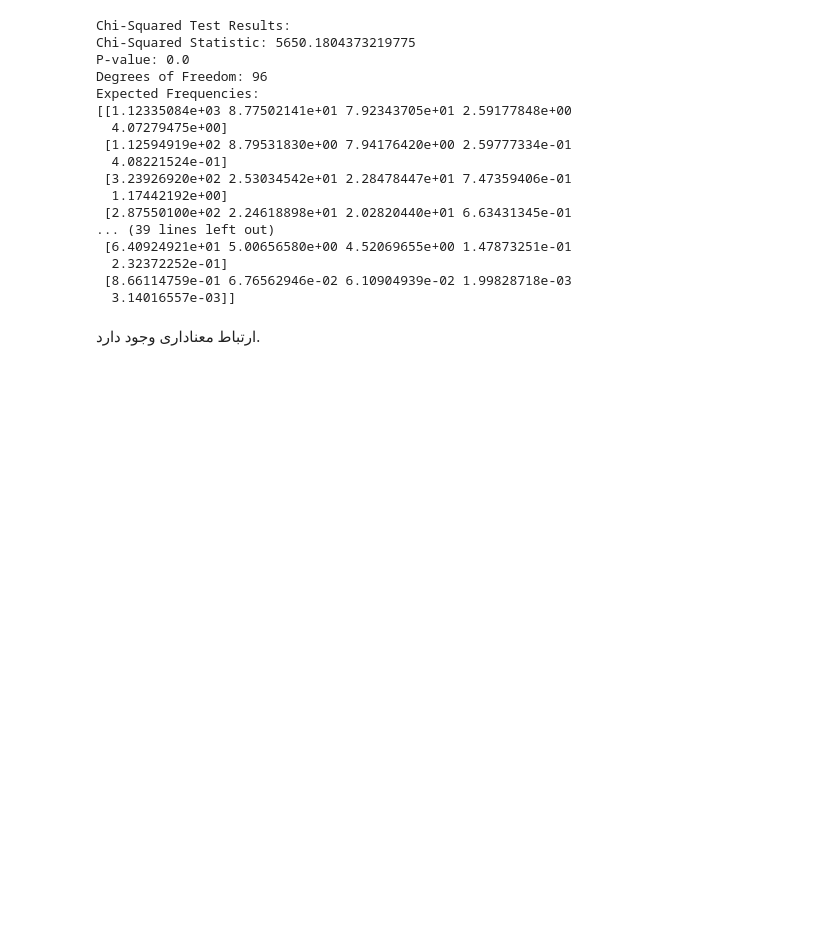
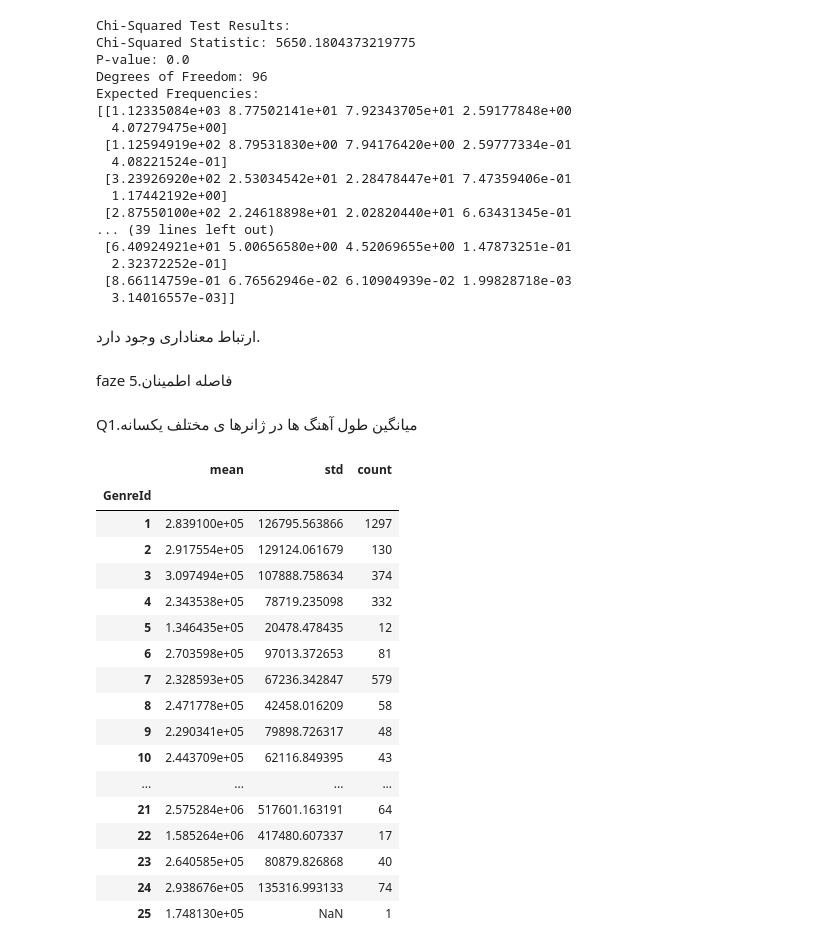
Before and after one commit to Mostafa2rz1/Chinook, a Jupyter notebook: 2.EDA/EDA.ipynb, the cells around one changed output. Drawn from its saved outputs; the diff is of its cells as text; code cells hidden in the pictures; blank space fills up the shorter version.

Commit message:
faze 2 : faze 5 : Q1

```diff
--- a/2.EDA/EDA.ipynb
+++ b/2.EDA/EDA.ipynb
@@ -739,3 +739,29 @@ Expected Frequencies:
   3.14016557e-03]]
 # %% [markdown]
 ارتباط معناداری وجود دارد.
+# %% [markdown]
+faze 5.فاصله اطمینان
+# %% [markdown]
+Q1.میانگین طول آهنگ ها در ژانرها ی مختلف یکسانه
+# %%
+genre_stats = df_tarck_with_sale.groupby('GenreId')['Milliseconds'].agg(['mean', 'std', 'count'])
+genre_stats
+# %% [output]
+|  | mean | std | count |
+| GenreId |  |  |  |
+| 1 | 2.839100e+05 | 126795.563866 | 1297 |
+| 2 | 2.917554e+05 | 129124.061679 | 130 |
+| 3 | 3.097494e+05 | 107888.758634 | 374 |
+| 4 | 2.343538e+05 | 78719.235098 | 332 |
+| 5 | 1.346435e+05 | 20478.478435 | 12 |
+| 6 | 2.703598e+05 | 97013.372653 | 81 |
+| 7 | 2.328593e+05 | 67236.342847 | 579 |
+| 8 | 2.471778e+05 | 42458.016209 | 58 |
+| 9 | 2.290341e+05 | 79898.726317 | 48 |
+| 10 | 2.443709e+05 | 62116.849395 | 43 |
+| ... | ... | ... | ... |
+| 21 | 2.575284e+06 | 517601.163191 | 64 |
+| 22 | 1.585264e+06 | 417480.607337 | 17 |
+| 23 | 2.640585e+05 | 80879.826868 | 40 |
+| 24 | 2.938676e+05 | 135316.993133 | 74 |
+| 25 | 1.748130e+05 | NaN | 1 |
```
Also changed, not shown: parts of 1 cell of this notebook.
